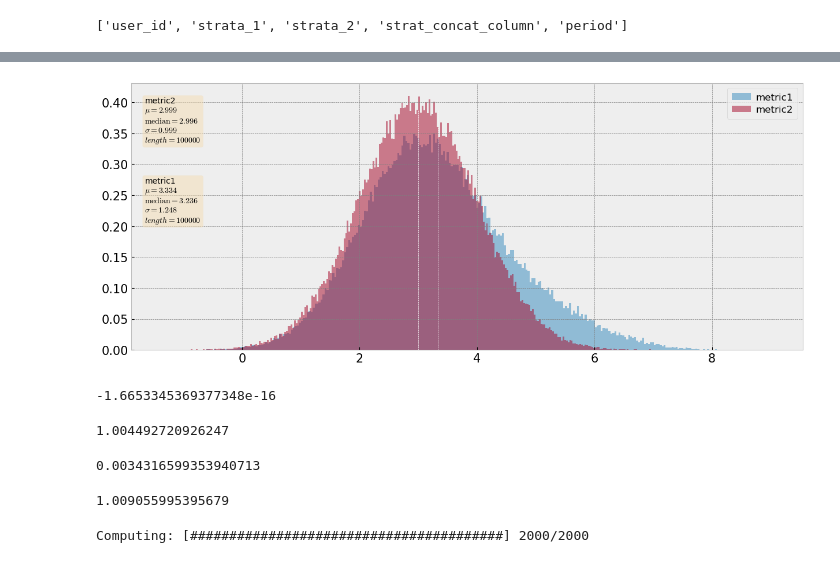
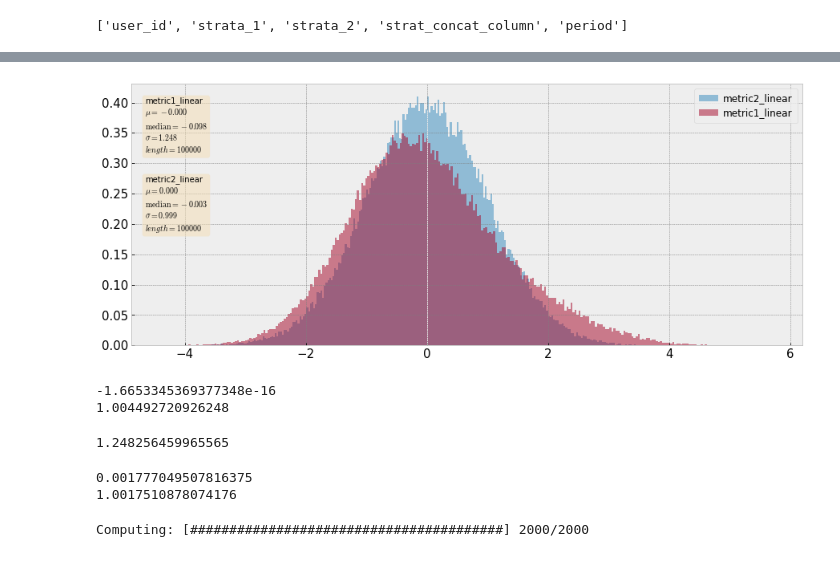
Before and after one commit to repinmihail/AB-test-pipeline, a Jupyter notebook: AB-pipline.ipynb, the cells around one changed output, grey strips where cells are left out. Cells and saved outputs as stored; diff of their text form; code cells hidden in the pictures.

```diff
--- a/AB-pipline.ipynb
+++ b/AB-pipline.ipynb
@@ -103,12 +112,10 @@ df.head()
 # user_metrics - простые пользовательские метрики, которые считаются до пользователя простой функцией
 metric_dict = {
     'simple_ratio_metrics': {
-        'is_simple_ratio': 1,
         'metric1': ['sum', 'count'],
         'metric2': ['sum', 'count']
     },
     'user_metrics': {
-        'is_ratio': 0,
         'metric1': 'sum'
     }
 }
@@ -156,6 +163,7 @@ def linearization_agg(data, column_for_grouped, value_name):
 # решение для метрик - расчет пользовательских, ratio и линеаризованных в одном датафрейме
 def calc_metrics(data, metric_dict, column_for_grouped, kappa=None, is_history_data=True):
 
+    kappa_dict = {}
     for metric_type, metric in metric_dict.items():
         if metric_type == 'simple_ratio_metrics':
             first_metric = True
@@ -177,6 +185,7 @@ def calc_metrics(data, metric_dict, column_for_grouped, kappa=None, is_history_d
                             control_df = data[data['group'] == control_group_name]
                             df_kappa = linearization_agg(control_df, column_for_grouped, key)
                         kappa = np.sum(df_kappa[f'{key}_lin_sum']) / np.sum(df_kappa[f'{key}_lin_count'])
+                        kappa_dict[key] = kappa
                         #print('kappa is: ', kappa)
                     df_lin = linearization_agg(data, column_for_grouped, key)
                     df_lin[f'{key}_linear'] = df_lin[f'{key}_lin_sum'] - kappa * df_lin[f'{key}_lin_count']
@@ -188,11 +197,11 @@ def calc_metrics(data, metric_dict, column_for_grouped, kappa=None, is_history_d
                         first_metric = False
                     else:
                         simple_ratio_metrics = pd.merge(simple_ratio_metrics, agg_df[all_columns], how='left', on=column_for_grouped)
+                    kappa = None
 
         if metric_type == 'user_metrics':
             first_metric = True
             for key, val in metric.items():
-                key, val
                 if isinstance(val, str):
                     agg_df = data.groupby(column_for_grouped).agg({key: val}).rename(columns={key: f'{key}_sum'}).reset_index()
                     all_columns = list(agg_df.columns)
@@ -202,6 +211,6 @@ def calc_metrics(data, metric_dict, column_for_grouped, kappa=None, is_history_d
                     else:
                         user_metrics_df = pd.merge(user_metrics_df, agg_df[all_columns], how='left', on=column_for_grouped)
     res = pd.merge(user_metrics_df, simple_ratio_metrics, how='left', on=column_for_grouped)
-    return res
+    return res, kappa_dict
 # %%
-calc_metrics(df, metric_dict, column_for_grouped, kappa=None, is_history_data=True)
+calc_df, kappa_dict = calc_metrics(df, metric_dict, column_for_grouped, kappa=None, is_history_data=True)
@@ -271,9 +273,9 @@ def data_distribution_plot(metrics, verbose=True):
     plt.legend(loc='upper right')
     plt.show()
 # %%
-data_distribution_plot([df['metric1'], df['metric2']])
+data_distribution_plot([calc_df['metric2_linear'], calc_df['metric1_linear']]) #
 # %% [output]
-[figure, old version]
+[figure, new version]
 # %%
 # TODO доработать функцию так, чтобы деление было на не равные группы или вынести это в другую функцию
 def stratified_without_group(data, strata_list, group_size, weight, metric_name, strat_concat_column='strat_concat_column', group_count=1, larger_group_weight=0.5, verbose=False):
@@ -347,18 +349,22 @@ def get_random_group(data, group_size, seed=None):
     return data.iloc[random_indexes_for_one_group,:]
 # %%
 #get_stratified_data(df_linear, 100000, 'metric2_linear', weights=None, seed=None)[0]
-get_stratified_data(df_linear, 100000, 'metric1_linear', weights=None, seed=None)[1]
-get_stratified_data(df_linear, 100000, 'metric1_linear', weights=None, seed=None)[2]
+print(get_stratified_data(calc_df, 100_000, 'metric1_linear', weights=None, seed=None)[1])
+print(get_stratified_data(calc_df, 100_000, 'metric1_linear', weights=None, seed=None)[2])
 # %% [output]
 -1.6653345369377348e-16
+1.004492720926248
-1.004492720926247
+# %%
+calc_df['metric1_linear'].std()
+# %% [output]
+1.248256459965565
 # %%
 #get_stratified_data(df_linear, 100000, 'metric2_linear', weights=None, seed=None)[0]
-get_stratified_data(df_linear, 49_900, 'metric1_linear', weights=None, seed=None)[1]
-get_stratified_data(df_linear, 49_900, 'metric1_linear', weights=None, seed=None)[2]
+print(get_stratified_data(calc_df, 49_900, 'metric1_linear', weights=None, seed=None)[1])
+print(get_stratified_data(calc_df, 49_900, 'metric1_linear', weights=None, seed=None)[2])
 # %% [output]
-0.0034316599353940713
+0.001777049507816375
+1.0017510878074176
-1.009055995395679
 # %%
 # test
 random_mean = []
```
Also changed, not shown: parts of 19 cells of this notebook, 1 other file.
